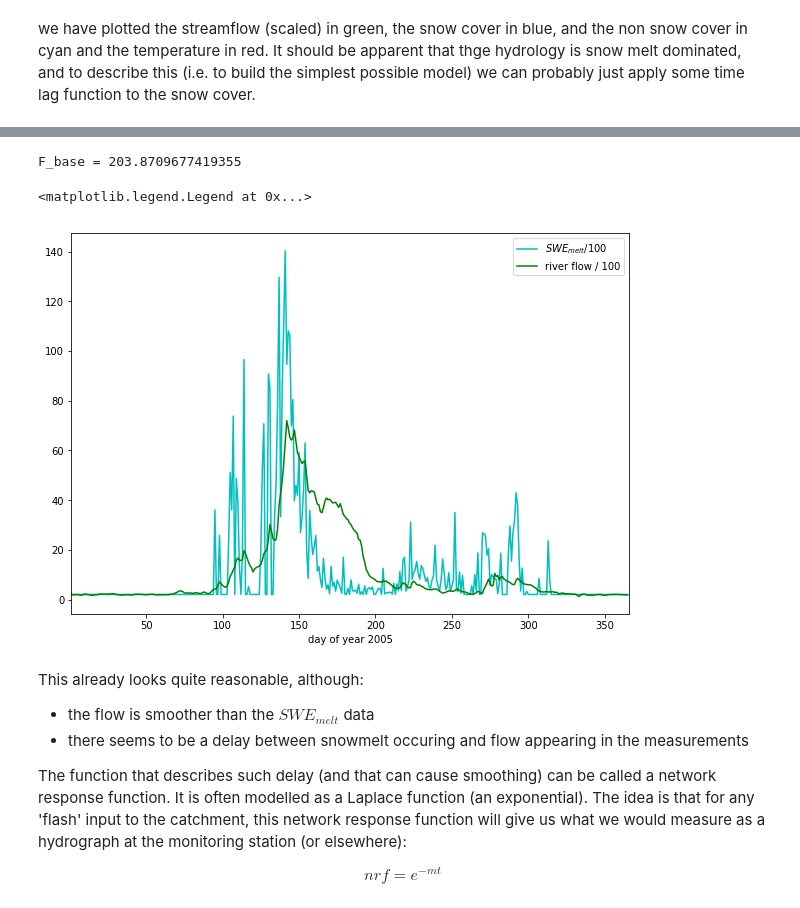
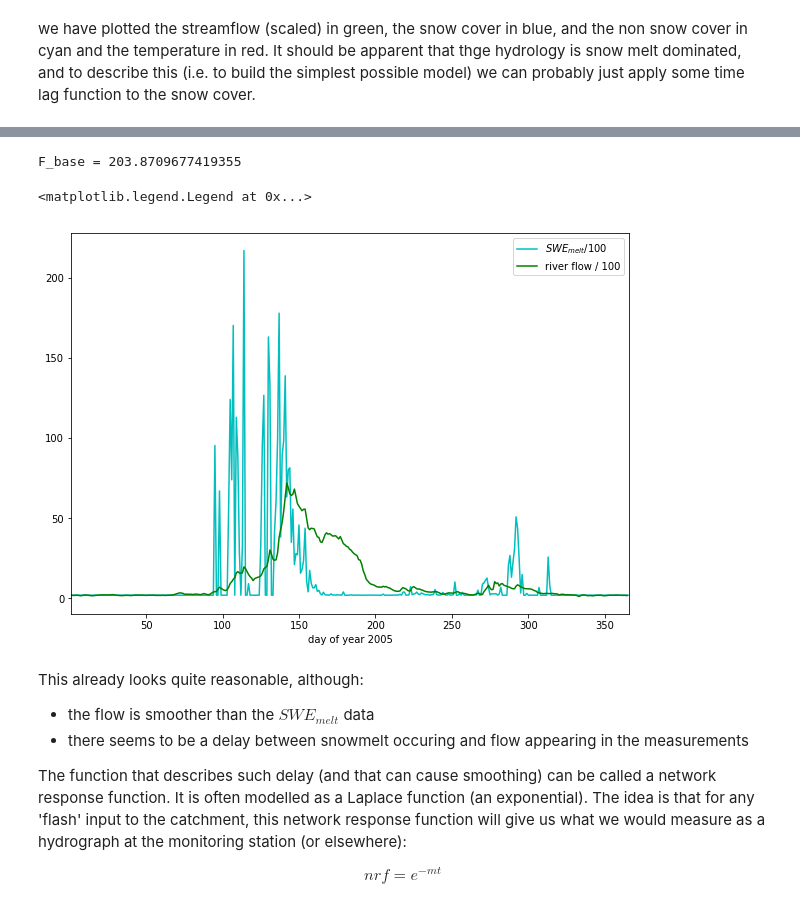
Before and after one commit to profLewis/geog0111_OLD, a Jupyter notebook: Chapter8_Practical_Part2.ipynb, the cells around one changed output, grey strips where cells are left out. Cells and saved outputs as stored; diff of their text form; code cells hidden in the pictures.

```diff
--- a/Chapter8_Practical_Part2.ipynb
+++ b/Chapter8_Practical_Part2.ipynb
@@ -213,39 +258,40 @@ $F_{base}(t)$ is easily estimated from the January value of flow.
 # %%
 # Guess some values
 Tthresh = 6
 
 # we can estimate the base flow from the
 # mean January value
 F_base = data['flow'][:31].mean()
 print(f'F_base = {F_base}')
 
+
+#
+p           = data['snowprop']
+k_p         = (data['temp'] - Tthresh)/data['temp'].max()
+k_p         = np.max([np.zeros_like(k_p),k_p],axis=0)
+swe_melt_k  = p * p * k_p
+
 # take away the base flow from flow
 nonbase_flow = data['flow'] - F_base
 
-#
-p_melt      = data['snowprop']
-k_p         = (data['temp'] - Tthresh)/data['temp'].max()
-k_p[k_p<0]  = 0
-swe_melt    = p_melt * k_p
+# k
+k = nonbase_flow.sum() / swe_melt_k.sum()
 
-# normalise
-F_bar_model = swe_melt/swe_melt.sum()
-
-model_flow = nonbase_flow.sum() * F_bar_model + F_base
+model_flow = swe_melt_k * k + F_base
 
 # set up plot
 plt.figure(figsize=(10,7))
 plt.xlim(data['doy'][0],data['doy'][-1]+1)
 plt.xlabel('day of year 2005')
 
 # plot data
 plt.plot(data['doy'],model_flow/100,'c',label='$SWE_{melt}$/100')
 plt.plot(data['doy'],data['flow']/100.,'g',label='river flow / 100')
 plt.legend(loc='best')
 # %% [output]
 F_base = 203.8709677419355
 <matplotlib.legend.Legend at 0x...>
-[figure, old version]
+[figure, new version]
 # %% [markdown]
 This already looks quite reasonable, although:
 
```
Also changed, not shown: parts of 11 cells of this notebook.
